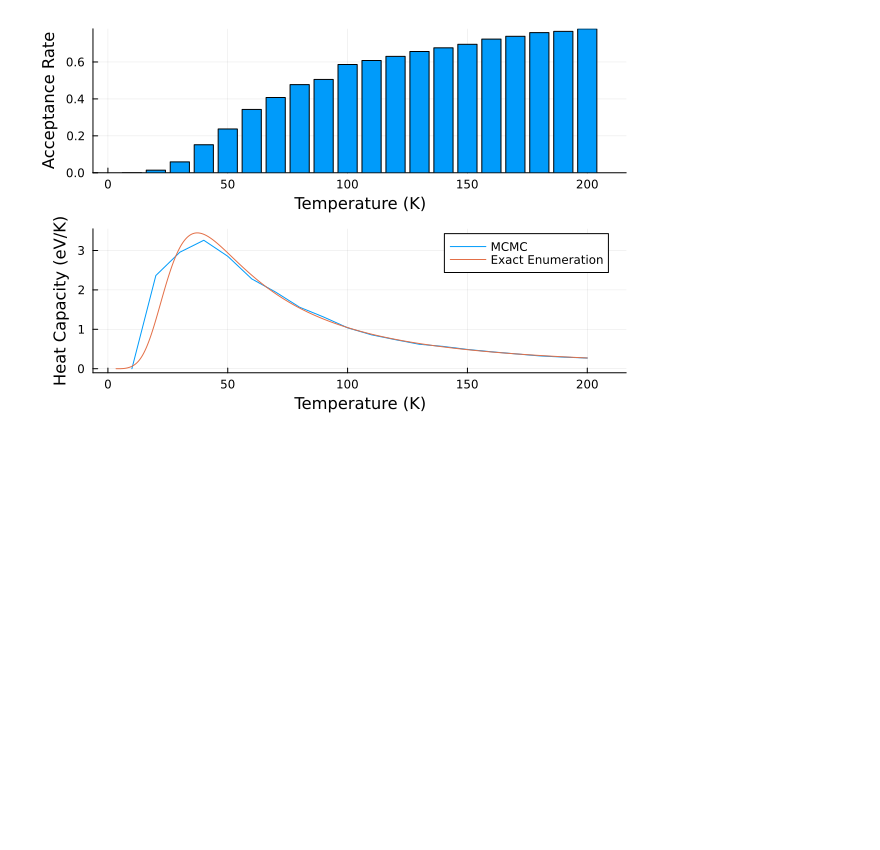
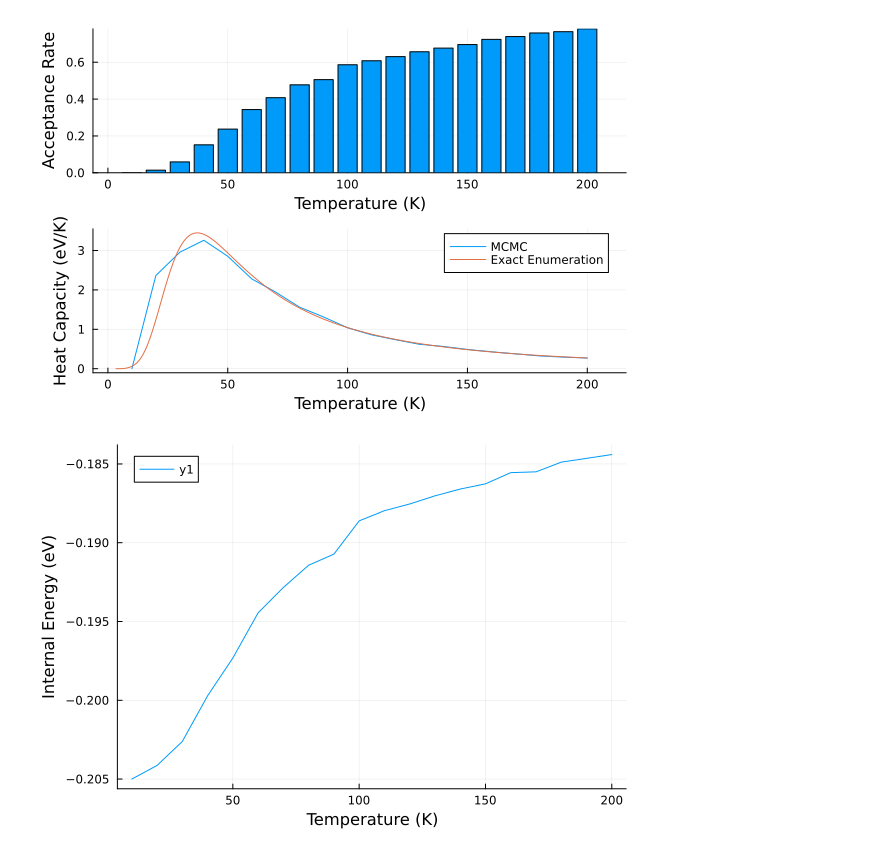
Before and after one commit to wexlergroup/FreeBird.jl, a Jupyter notebook: scripts/algorithm-examples.ipynb, the cells around one changed output. Cells and saved outputs as stored; diff of their text form; code cells hidden in the pictures; blank space fills up the shorter version.

```diff
--- a/scripts/algorithm-examples.ipynb
+++ b/scripts/algorithm-examples.ipynb
@@ -155,3 +155,11 @@ savefig(combined_plot, "figures/Cv_mc_square_L4_M4_adsorption-0.04_nn-0.01_nnn-0
 display(combined_plot)
 # %% [output]
 [figure]
+# %%
+# Plot the internal energy vs. temperature
+internal_energy_plot = plot(df_samples.T, df_samples.E, xlabel="Temperature (K)", ylabel="Internal Energy (eV)", grid=true)
+
+# Display the internal energy plot
+display(internal_energy_plot)
+# %% [output]
+[figure, added]
```
Also changed, not shown: parts of 2 cells of this notebook, 1 other file.
